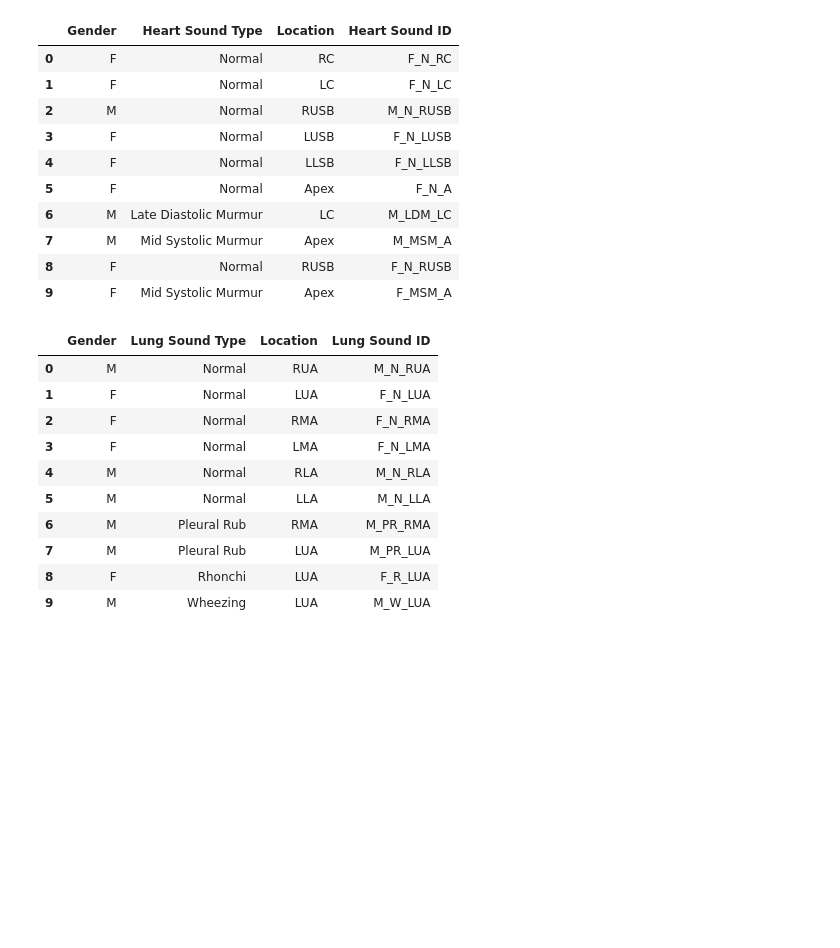
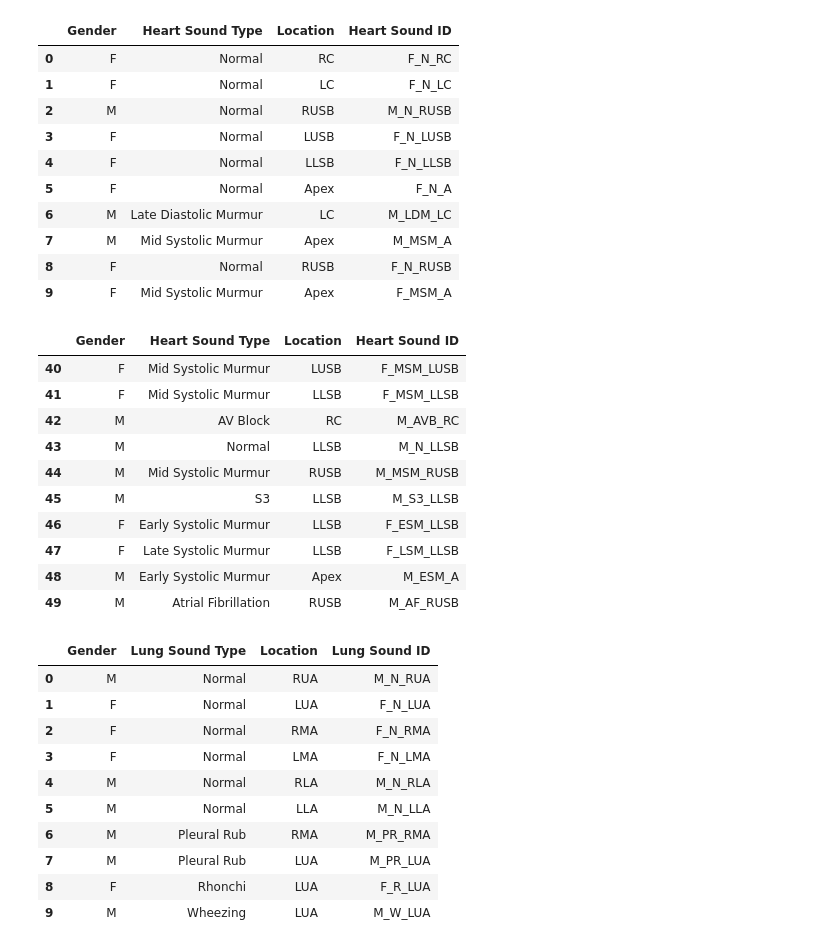
Before and after one commit to Constanzafl/tesis_analisis_de_sonidos_cardiacos_pulmonares, a Jupyter notebook: notebooks/eda.ipynb, the cells around one changed output. Cells and saved outputs as stored; diff of their text form; code cells hidden in the pictures; blank space fills up the shorter version.

```diff
--- a/notebooks/eda.ipynb
+++ b/notebooks/eda.ipynb
@@ -125,6 +125,20 @@ hs.head(10)
 | 7 | M | Mid Systolic Murmur | Apex | M_MSM_A |
 | 8 | F | Normal | RUSB | F_N_RUSB |
 | 9 | F | Mid Systolic Murmur | Apex | F_MSM_A |
+# %%
+hs.tail(10)
+# %% [output]
+|  | Gender | Heart Sound Type | Location | Heart Sound ID |
+| 40 | F | Mid Systolic Murmur | LUSB | F_MSM_LUSB |
+| 41 | F | Mid Systolic Murmur | LLSB | F_MSM_LLSB |
+| 42 | M | AV Block | RC | M_AVB_RC |
+| 43 | M | Normal | LLSB | M_N_LLSB |
+| 44 | M | Mid Systolic Murmur | RUSB | M_MSM_RUSB |
+| 45 | M | S3 | LLSB | M_S3_LLSB |
+| 46 | F | Early Systolic Murmur | LLSB | F_ESM_LLSB |
+| 47 | F | Late Systolic Murmur | LLSB | F_LSM_LLSB |
+| 48 | M | Early Systolic Murmur | Apex | M_ESM_A |
+| 49 | M | Atrial Fibrillation | RUSB | M_AF_RUSB |
 # %%
 ls.head(10)
 # %% [output]
```
Also changed, not shown: parts of 1 cell of this notebook.
